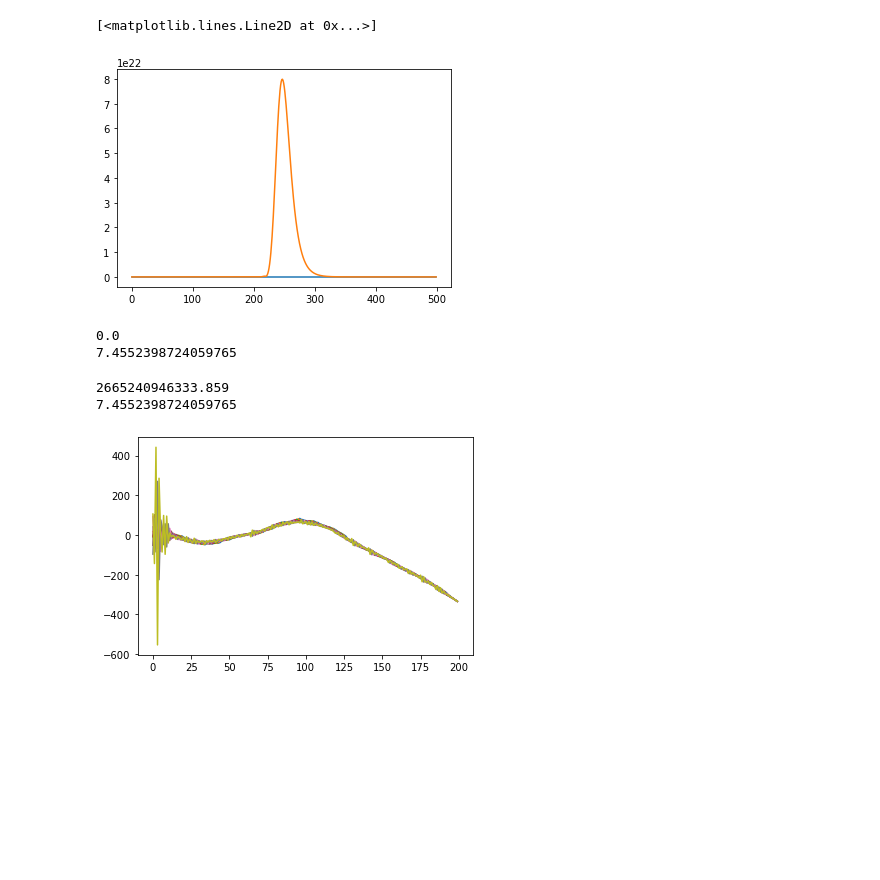
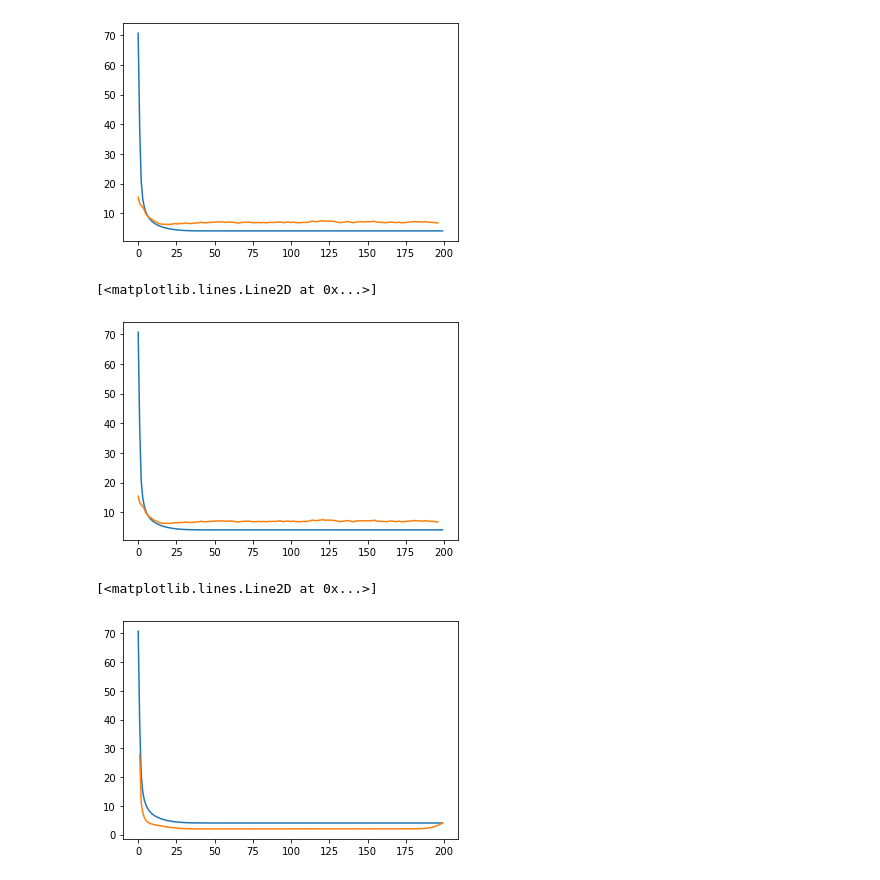
Before and after one commit to aliudvidere/EDP, a Jupyter notebook: EDP/EDP #6.ipynb, the cells around one changed output. Drawn from its saved outputs; the diff is of its cells as text; code cells hidden in the pictures; blank space fills up the shorter version.

```diff
--- a/EDP/EDP #6.ipynb
+++ b/EDP/EDP #6.ipynb
@@ -105,28 +127,16 @@ for i in range(500):
-# %%
-plt.plot(P_res[:, 0, 0] ** 0.5)
-plt.plot(final_err)
-# %% [output]
-[<matplotlib.lines.Line2D at 0x...>]
-[figure, removed]
-# %%
-print(final_err[0])
-print(P_res[0, 0, 0] ** 0.5)
-# %% [output]
-0.0
-7.4552398724059765
-# %%
-print(final_err[499])
-print(P_res[499, 0, 0] ** 0.5)
-# %% [output]
-2665240946333.859
-7.4552398724059765
-# %%
-smooth = backward_smooth(X_filt, F, P)
-xf = smooth[0]
-P_res[0] = smooth[2]
-for i in range(1, 10):
-    smooth = backward_smooth(xf, F, P)
-    xf = smooth[0]
-    plt.plot(xf[:,0])
-# %% [output]
-[figure, removed]
+# %%
+plt.plot(P_res[:, 0, 0] ** 0.5)
+plt.plot(final_err[:, 0])
+plt.show()
+plt.plot(P_res[:, 1, 1] ** 0.5)
+plt.plot(final_err[:, 1])
+# %% [output]
+[figure, added]
+[<matplotlib.lines.Line2D at 0x...>]
+[figure, added]
+# %%
+plt.plot(P_res[:, 0, 0] ** 0.5)
+plt.plot(P_resn[:, 0, 0] ** 0.5)
+# %% [output]
+[<matplotlib.lines.Line2D at 0x...>]
+[figure, added]
```
Also changed, not shown: parts of 5 cells of this notebook.
